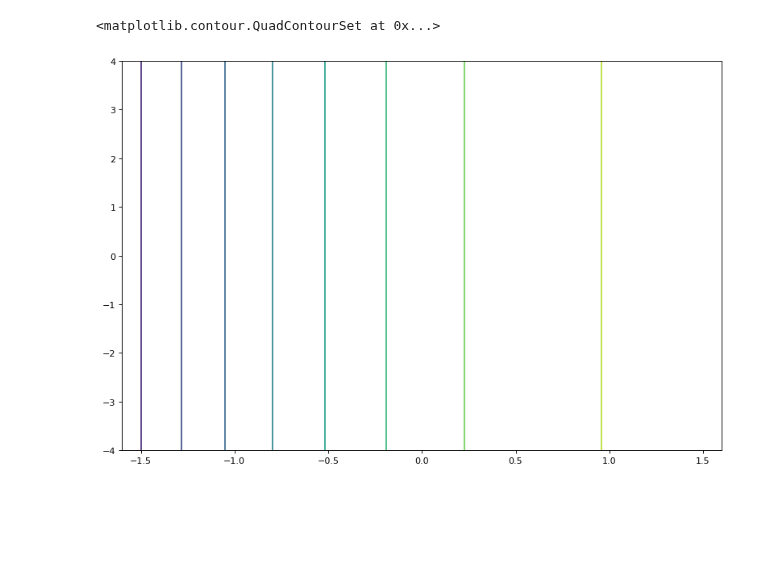
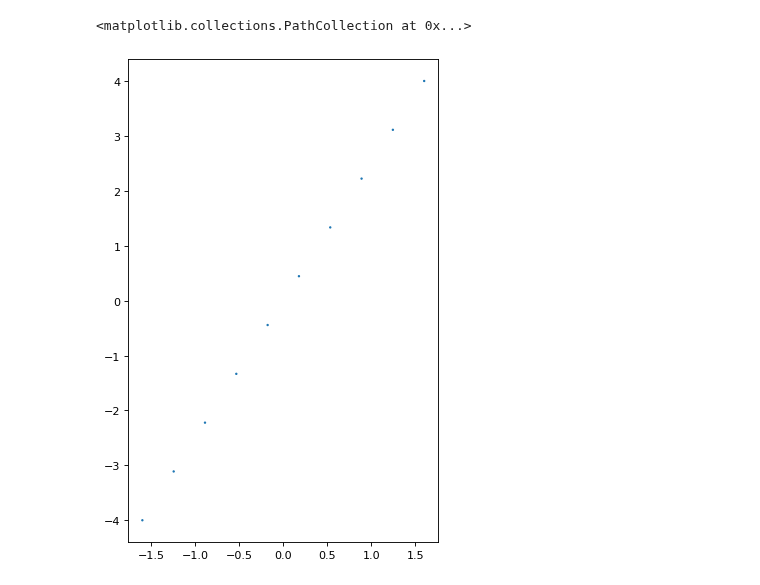
Before and after one commit to kyrxanthos/NN_dynamical_systems, a Jupyter notebook: Lya_model 3.ipynb, the cells around one changed output. Drawn from its saved outputs; the diff is of its cells as text; code cells hidden in the pictures; blank space fills up the shorter version.

Commit message:
plotted NN layer

```diff
--- a/Lya_model 3.ipynb
+++ b/Lya_model 3.ipynb
@@ -44,12 +44,12 @@ def get_regularised_bn_mlp(input_shape, m, hidden_units, l2_reg_coeff = None, dr
                               kernel_initializer=tf.random_normal_initializer,
                               bias_initializer= tf.random_uniform_initializer(0, 2*  np.pi),
                               trainable=False, name = '1st_hidden')(inputs)
-    h = np.sqrt(2) * h
+    # h = np.sqrt(2) * h
     for units in hidden_units:
         h = tf.keras.layers.Dense(units, activation='linear')(h)
     # use bias is false because the derivative of a constant number (bias) is just zero
     outputs = tf.keras.layers.Dense(1, kernel_initializer = tf.zeros_initializer(),activation=None, name = 'output_layer', use_bias=False, trainable=True)(h)
-    # outputs = outputs / m
+    outputs = outputs / m
     model = tf.keras.models.Model(inputs=inputs, outputs=outputs)
     return model
 
@@ -106,3 +104,26 @@ _________________________________________________________________
+# %%
+x = np.linspace(-bounds[0], bounds[0], n)
+y = np.linspace(-bounds[1], bounds[1], n)
+
+# x = np.linspace(-1, bounds[0], numpoints)
+# y = np.linspace(-1, bounds[1], numpoints)
+
+X, Y = np.meshgrid(x, y)
+
+s = X.shape
+
+Ze = np.zeros(s)
+Zp = np.zeros(s)
+DT = np.zeros((n**2,dim))
+
+# convert mesh into point vector for which the model can be evaluated
+c = 0
+for i in range(s[0]):
+    for j in range(s[1]):
+        DT[c,0] = X[i,j]
+        DT[c,1] = Y[i,j]
+        c = c+1;
+# DT
 # %%
 # trial_data = np.array([np.random.uniform(-bounds[0], bounds[0],n), np.random.uniform(-bounds[1],bounds[1],n)]).T
 
@@ -132,0 +136,14 @@ array([[ 0.6391629 , -0.2739023 , -0.1835058 ],
+# %%
+intermediate_output2 = tf.keras.Model(model.input, model.get_layer('1st_hidden').output)
+# phi_y = intermediate_output2(trial_data)
+phi_y = intermediate_output1(DT)
+# phi_y
+
+# Zp = np.zeros(s)
+# c = 0
+# for i in range(s[0]):
+#     for j in range(s[1]):
+#         print(phi_y[c].shape)
+#         Zp[i,j] = phi_y[c]
+#         c = c+1;
+phi_y.shape
@@ -142,7 +173,7 @@ all1 = tf.tensordot(phi_y, phi_0, 1)
 # %%
 XX,YY = np.meshgrid(trial_data[:,0],trial_data[:,1])
-
-plt.contour(XX, YY,all1)
+fig = plt.figure(figsize=(5, 8))
+plt.scatter(trial_data[:,0], trial_data[:,1],all1)
 # %% [output]
-<matplotlib.contour.QuadContourSet at 0x...>
+<matplotlib.collections.PathCollection at 0x...>
-[figure, old version]
+[figure, new version]
```
Also changed, not shown: parts of 12 cells of this notebook.
